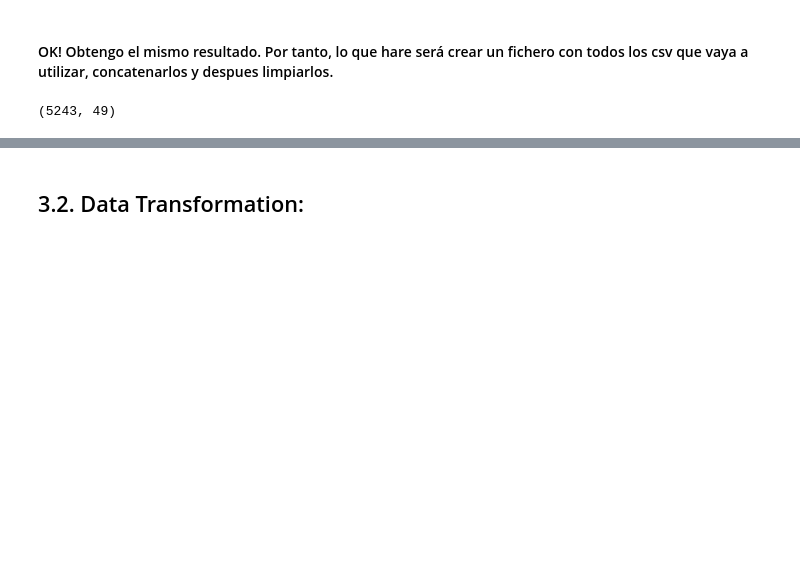
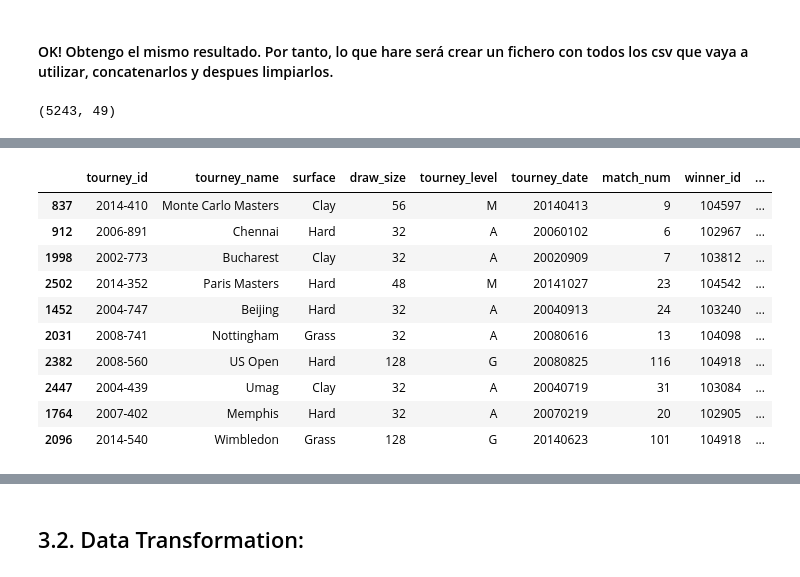
Before and after one commit to ISANJUA/TFM_ML4sportsBets, a Jupyter notebook: 3. Feature Extraction, Transformations and Cleansing.ipynb, the cells around one changed output, grey strips where cells are left out. Saved outputs shown, nothing was run; the diff lists cells and outputs as text; code cells hidden in the pictures; blank space fills up the shorter version.

```diff
--- a/3. Feature Extraction, Transformations and Cleansing.ipynb
+++ b/3. Feature Extraction, Transformations and Cleansing.ipynb
@@ -640,0 +747,14 @@ dfsDCWO2.shape
+# %%
+framesDCWO2.sample(10)
+# %% [output]
+|  | tourney_id | tourney_name | surface | draw_size | tourney_level | tourney_date | match_num | winner_id | ... |
+| 837 | 2014-410 | Monte Carlo Masters | Clay | 56 | M | 20140413 | 9 | 104597 | ... |
+| 912 | 2006-891 | Chennai | Hard | 32 | A | 20060102 | 6 | 102967 | ... |
+| 1998 | 2002-773 | Bucharest | Clay | 32 | A | 20020909 | 7 | 103812 | ... |
+| 2502 | 2014-352 | Paris Masters | Hard | 48 | M | 20141027 | 23 | 104542 | ... |
+| 1452 | 2004-747 | Beijing | Hard | 32 | A | 20040913 | 24 | 103240 | ... |
+| 2031 | 2008-741 | Nottingham | Grass | 32 | A | 20080616 | 13 | 104098 | ... |
+| 2382 | 2008-560 | US Open | Hard | 128 | G | 20080825 | 116 | 104918 | ... |
+| 2447 | 2004-439 | Umag | Clay | 32 | A | 20040719 | 31 | 103084 | ... |
+| 1764 | 2007-402 | Memphis | Hard | 32 | A | 20070219 | 20 | 102905 | ... |
+| 2096 | 2014-540 | Wimbledon | Grass | 128 | G | 20140623 | 101 | 104918 | ... |
```
Also changed, not shown: parts of 31 cells of this notebook.
